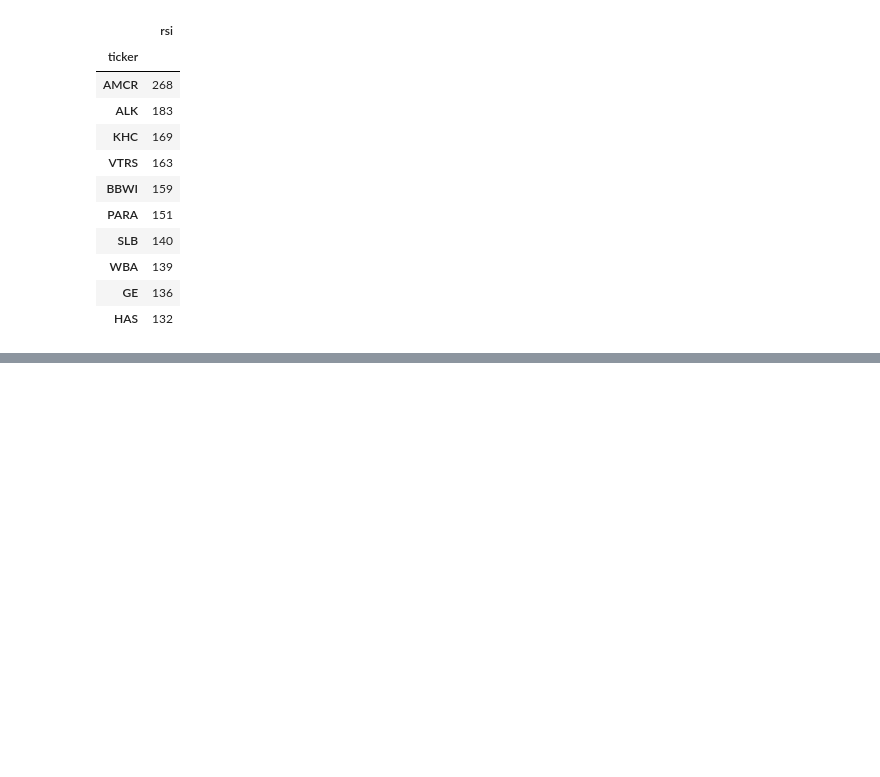
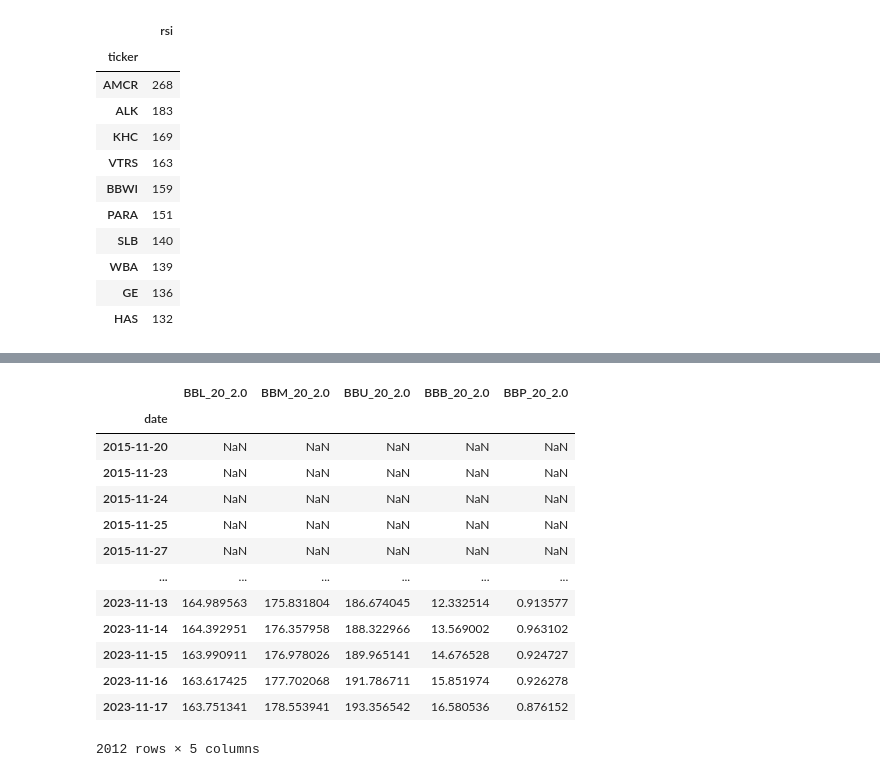
Before and after one commit to Ksyu22/algo_trading, a Jupyter notebook: unsupervised_sp500.ipynb, the cells around one changed output, grey strips where cells are left out. Cells and saved outputs as stored; diff of their text form; code cells hidden in the pictures; blank space fills up the shorter version.

Commit message:
add bollinger bands cols

```diff
--- a/unsupervised_sp500.ipynb
+++ b/unsupervised_sp500.ipynb
@@ -257,0 +270,24 @@ df_csv[df_csv.rsi < 30][['rsi']].groupby(level=1).count().sort_values(by='rsi',
+# %%
+# test example
+# normalizing indicator to lower/middle/high band
+bbands_aapl = pandas_ta.bbands(close=df_csv.xs('AAPL', level=1)['adj close'], length=20)
+
+bbands_aapl.reset_index(inplace=True)
+bbands_aapl['date'] = pd.to_datetime(bbands_aapl['date'], utc=True).dt.strftime('%Y-%m-%d')
+bbands_aapl.set_index('date', inplace=True)
+bbands_aapl
+# %% [output]
+|  | BBL_20_2.0 | BBM_20_2.0 | BBU_20_2.0 | BBB_20_2.0 | BBP_20_2.0 |
+| date |  |  |  |  |  |
+| 2015-11-20 | NaN | NaN | NaN | NaN | NaN |
+| 2015-11-23 | NaN | NaN | NaN | NaN | NaN |
+| 2015-11-24 | NaN | NaN | NaN | NaN | NaN |
+| 2015-11-25 | NaN | NaN | NaN | NaN | NaN |
+| 2015-11-27 | NaN | NaN | NaN | NaN | NaN |
+| ... | ... | ... | ... | ... | ... |
+| 2023-11-13 | 164.989563 | 175.831804 | 186.674045 | 12.332514 | 0.913577 |
+| 2023-11-14 | 164.392951 | 176.357958 | 188.322966 | 13.569002 | 0.963102 |
+| 2023-11-15 | 163.990911 | 176.978026 | 189.965141 | 14.676528 | 0.924727 |
+| 2023-11-16 | 163.617425 | 177.702068 | 191.786711 | 15.851974 | 0.926278 |
+| 2023-11-17 | 163.751341 | 178.553941 | 193.356542 | 16.580536 | 0.876152 |
+2012 rows × 5 columns
```
Also changed, not shown: parts of 4 cells of this notebook.
